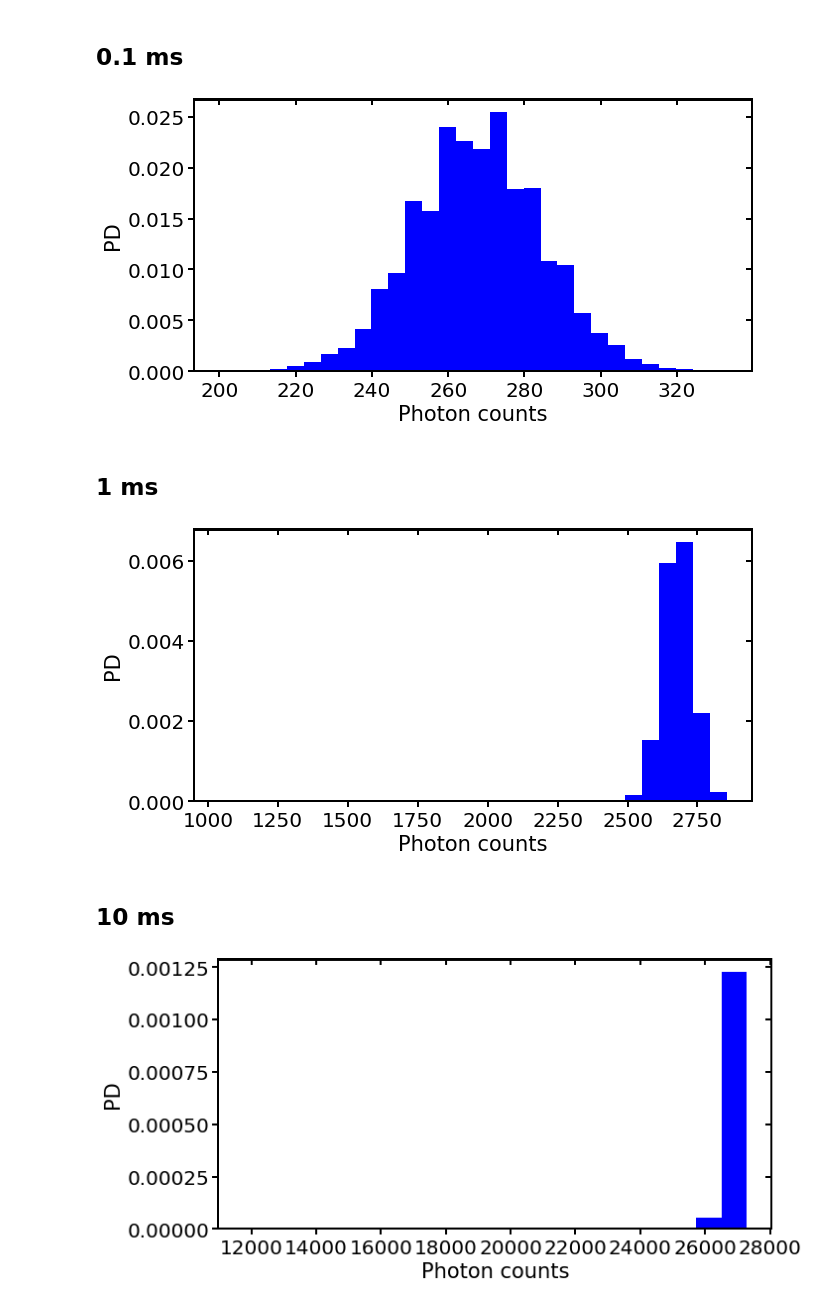
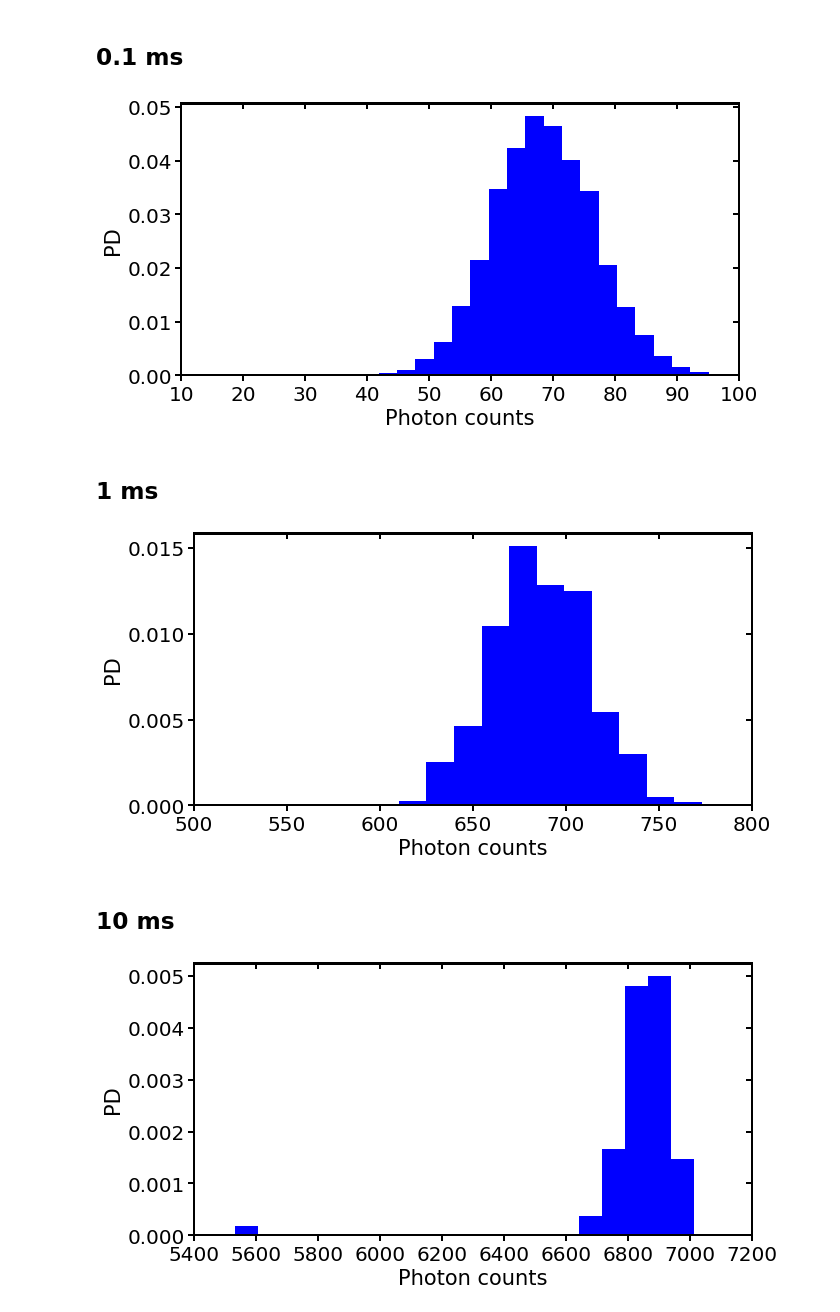
Before and after one commit to super-resolution/Fluopy, a Jupyter notebook: notebooks/binned photon counts/1F_S0_S1_T1.ipynb, the cells around one changed output. Saved outputs shown, nothing was run; the diff lists cells and outputs as text; code cells hidden in the pictures.

```diff
--- a/notebooks/binned photon counts/1F_S0_S1_T1.ipynb
+++ b/notebooks/binned photon counts/1F_S0_S1_T1.ipynb
@@ -15,12 +15,12 @@ Intensity distributions based on different photon count bin sizes
 # %% [markdown]
 ### 1 fluorophore, S0 S1 T1 system
 # %%
-rate_dict = dict(k_S0_S1=[2.7e6, "excitation"],
-                 k_S1_S0=[1e9, "fluorescent emission"],
+rate_dict = dict(k_S0_S1=[7e6, "excitation"],
+                 k_S1_S0=[1e9, "emission"],
                  k_S1_T1=[1e6, "intersystem crossing"],
                  k_T1_S0=[5e5, "triplet deexcitation"])
 # %%
-system = fs.JablonskiModel(number=1, distances=1, rates=rate_dict)
+system = fs.GeneralModel(number=1, distances=1, rates=rate_dict)
 # %%
 system.simulate(n_steps=10000000, seed=99, base="py")
 # %%
@@ -56,7 +59,8 @@ system.emitters(unit="s", resample="0.1ms", photon_collection=1)
 # %%
-fig, ax = fi.FigureCollection(system).emission_events(time_series=False, bins=30)
+fig, ax = fi.FigureCollection(system).emission_events(time_series=False, bins=23,
+                                                      xlim=[10, 100])
 # %% [output]
-[figure, old version]
+[figure, new version]
 # %% [markdown]
 ## 1 ms
 # %%
@@ -64,7 +68,8 @@ system.emitters(unit="s", resample="1ms", photon_collection=1)
 # %%
-fig, ax = fi.FigureCollection(system).emission_events(time_series=False, bins=30)
+fig, ax = fi.FigureCollection(system).emission_events(time_series=False, bins=50,
+                                                      xlim=[500, 800])
 # %% [output]
-[figure, old version]
+[figure, new version]
 # %% [markdown]
 ## 10 ms
 # %%
@@ -72,4 +77,5 @@ system.emitters(unit="s", resample="10ms", photon_collection=1)
 # %%
-fig, ax = fi.FigureCollection(system).emission_events(time_series=False, bins=20)
+fig, ax = fi.FigureCollection(system).emission_events(time_series=False, bins=20,
+                                                      xlim=[5400, 7200])
 # %% [output]
-[figure, old version]
+[figure, new version]
```
Also changed, not shown: parts of 9 cells of this notebook, 37 other files.
